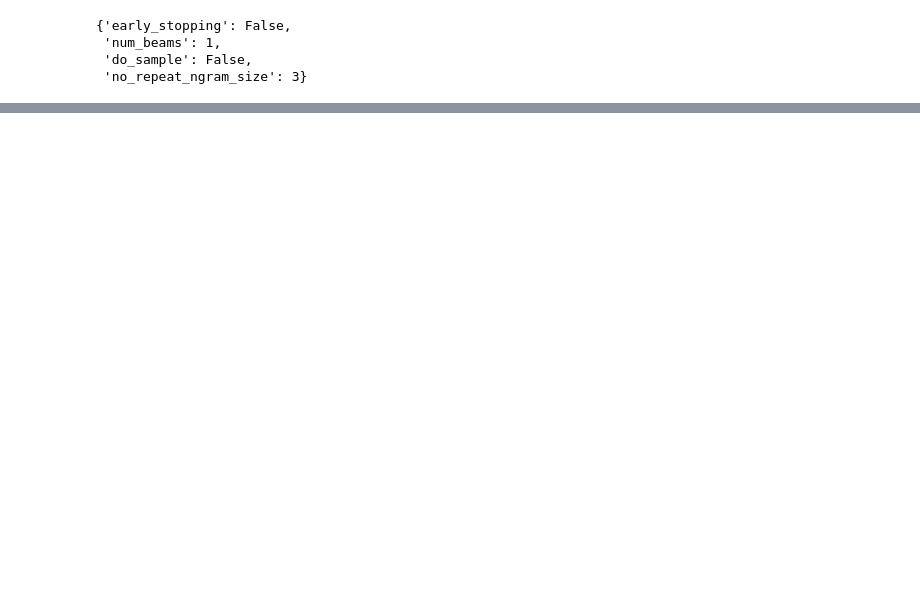
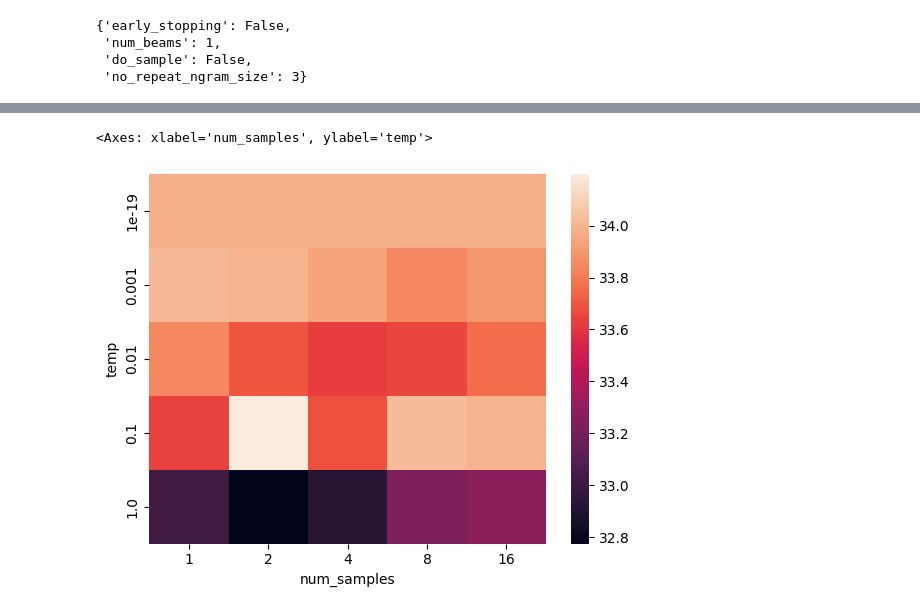
Before and after one commit to jxmorris12/vec2text, a Jupyter notebook: notebooks/2023-05-05 Contrastive decoding.ipynb, the cells around one changed output, grey strips where cells are left out. Saved outputs shown, nothing was run; the diff lists cells and outputs as text; code cells hidden in the pictures; blank space fills up the shorter version.

```diff
--- a/notebooks/2023-05-05 Contrastive decoding.ipynb
+++ b/notebooks/2023-05-05 Contrastive decoding.ipynb
@@ -271,0 +256,11 @@ the same rights as straight people, while 15% disagreed. Additionally, 69% agree
+# %%
+trainer.inversion_trainer.gen_kwargs = {
+    "early_stopping": False,
+    "num_beams": 16,
+    "do_sample": False,
+    "no_repeat_ngram_size": 100000000,
+}
+trainer.inversion_trainer.generation_strategy = "none"
+trainer.inversion_trainer.evaluate(
+    eval_dataset=trainer.eval_dataset["nq"]
+)
@@ -271,0 +344,25 @@ the same rights as straight people, while 15% disagreed. Additionally, 69% agree
+# %%
+data = []
+#
+for temp in [1e-19, 0.001, 0.01, 0.1, 1.0]:
+    for num_samples in [16, 8, 4, 2, 1]:
+        trainer.args.per_device_eval_batch_size = round(32 / num_samples)
+        #
+        trainer.inversion_trainer.contrastive_generation_hypothesis_temperature = temp
+        trainer.inversion_trainer.contrastive_generation_hypothesis_num_samples = num_samples
+        #
+        trainer.inversion_trainer.gen_kwargs = {
+            "early_stopping": False,
+            "num_beams": 1,
+            "do_sample": False,
+            "no_repeat_ngram_size": 0,
+        }
+        trainer.inversion_trainer.generation_strategy = "contrastive"
+        trainer.inversion_trainer.contrastive_generation_alpha = 0.0
+        trainer.inversion_trainer.contrastive_generation_gamma = 0.1
+        metrics = trainer.inversion_trainer.evaluate(
+            eval_dataset=trainer.eval_dataset["nq"]
+        )
+        metrics['temp'] = temp
+        metrics['num_samples'] = num_samples
+        data.append(metrics)
@@ -271,0 +515,5 @@ the same rights as straight people, while 15% disagreed. Additionally, 69% agree
+# %%
+import pandas as pd
+
+df = pd.DataFrame(data)
+df.head()
@@ -271,0 +537,7 @@ the same rights as straight people, while 15% disagreed. Additionally, 69% agree
+# %%
+import seaborn as sns
+
+sns.heatmap(df.pivot(index='temp', columns='num_samples', values='eval_bleu_score'))
+# %% [output]
+<Axes: xlabel='num_samples', ylabel='temp'>
+[figure, added]
```
Also changed, not shown: parts of 29 cells of this notebook, 5 other files.
